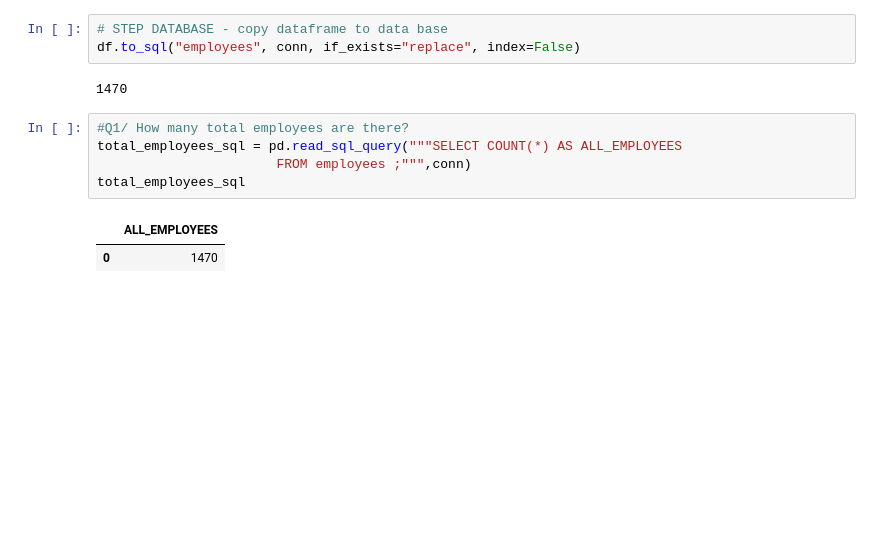
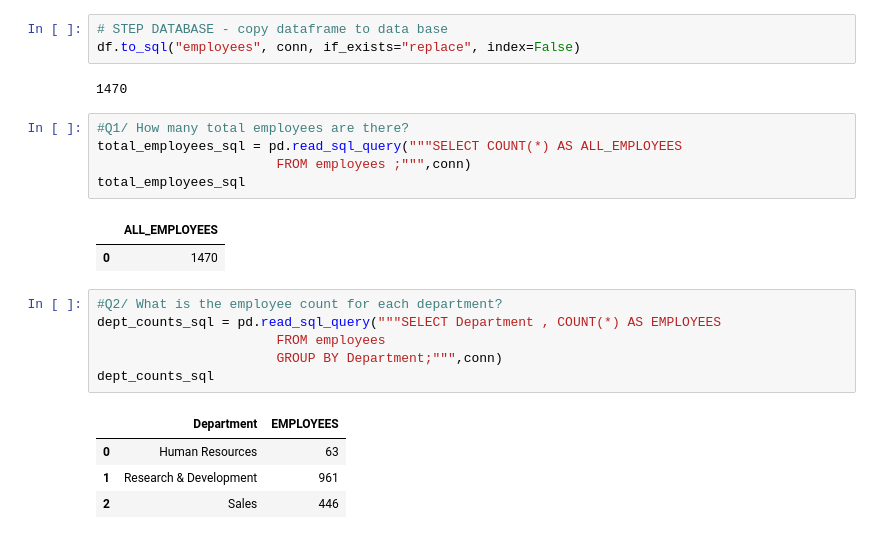
Before and after one commit to ibrahim-alatyan/HR_Analysis_DASHBOARD, a Jupyter notebook: Analysis.ipynb, the cells around one changed output. Cells and saved outputs as stored; diff of their text form; blank space fills up the shorter version.

```diff
--- a/Analysis.ipynb
+++ b/Analysis.ipynb
@@ -241,3 +241,14 @@ total_employees_sql
 # %% [output]
 |  | ALL_EMPLOYEES |
 | 0 | 1470 |
+# %%
+#Q2/ What is the employee count for each department?
+dept_counts_sql = pd.read_sql_query("""SELECT Department , COUNT(*) AS EMPLOYEES
+                       FROM employees
+                       GROUP BY Department;""",conn)
+dept_counts_sql
+# %% [output]
+|  | Department | EMPLOYEES |
+| 0 | Human Resources | 63 |
+| 1 | Research & Development | 961 |
+| 2 | Sales | 446 |
```
